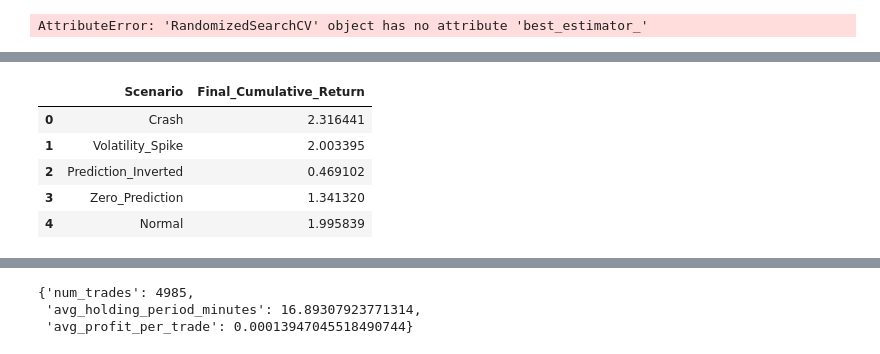
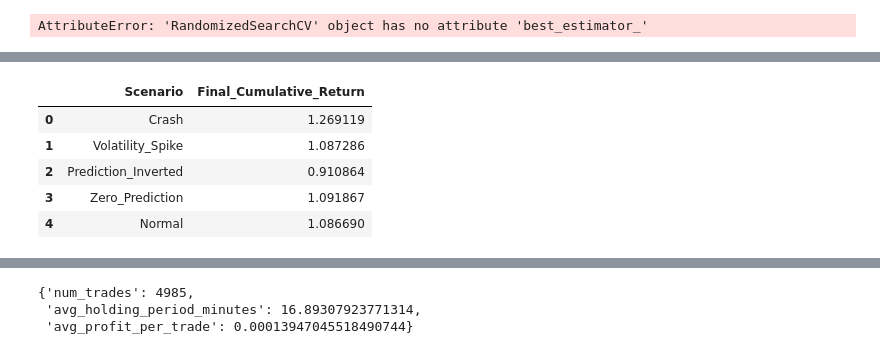
Before and after one commit to onepersonhere/4211-project, a Jupyter notebook: stock/RNN_Prediction_Technical.ipynb, the cells around one changed output, grey strips where cells are left out. Cells and saved outputs as stored; diff of their text form; code cells hidden in the pictures.

Commit message:
Updated stress testing per stock

```diff
--- a/stock/RNN_Prediction_Technical.ipynb
+++ b/stock/RNN_Prediction_Technical.ipynb
@@ -271,7 +271,7 @@ def build_lstm_model(input_shape):
         Dense(1, activation='tanh')
     ])
 
-    model.compile(optimizer=tf.keras.optimizers.Adam(learning_rate=0.0005), loss='mse', metrics=['mae'])
+    model.compile(optimizer=tf.keras.optimizers.Adam(learning_rate=0.001), loss='mse', metrics=['mae'])
     return model
 
 # Train and evaluate model
@@ -504,7 +504,18 @@ def calculate_trade_metrics(df):
         'avg_holding_period_minutes': avg_holding_period,
         'avg_profit_per_trade': avg_profit_per_trade
     }
+# %%
+# Create a dictionary of DataFrames, one for each ticker
+ticker_dfs = {ticker: group.copy() for ticker, group in all_trades_df.groupby("Ticker")}
+
+aapl_trades = ticker_dfs.get('AAPL')
+nvda_trades = ticker_dfs.get('NVDA')
+amzn_trades = ticker_dfs.get('AMZN')
+tsla_trades = ticker_dfs.get('TSLA')
+googl_trades = ticker_dfs.get('GOOGL')
+msft_trades = ticker_dfs.get('MSFT')
+meta_trades = ticker_dfs.get('META')
 # %%
-run_sensitivity_analysis(all_trades_df)
+run_sensitivity_analysis(aapl_trades)
 # %% [output]
 |  | Adjustment_Factor | Final_Cumulative_Return |
@@ -518,9 +595,9 @@ run_sensitivity_analysis(all_trades_df)
 # %%
-run_stress_testing(all_trades_df)
+run_stress_testing(aapl_trades)
 # %% [output]
 |  | Scenario | Final_Cumulative_Return |
-| 0 | Crash | 2.316441 |
-| 1 | Volatility_Spike | 2.003395 |
-| 2 | Prediction_Inverted | 0.469102 |
-| 3 | Zero_Prediction | 1.341320 |
-| 4 | Normal | 1.995839 |
+| 0 | Crash | 1.269119 |
+| 1 | Volatility_Spike | 1.087286 |
+| 2 | Prediction_Inverted | 0.910864 |
+| 3 | Zero_Prediction | 1.091867 |
+| 4 | Normal | 1.086690 |
```
Also changed, not shown: parts of 14 cells of this notebook.
